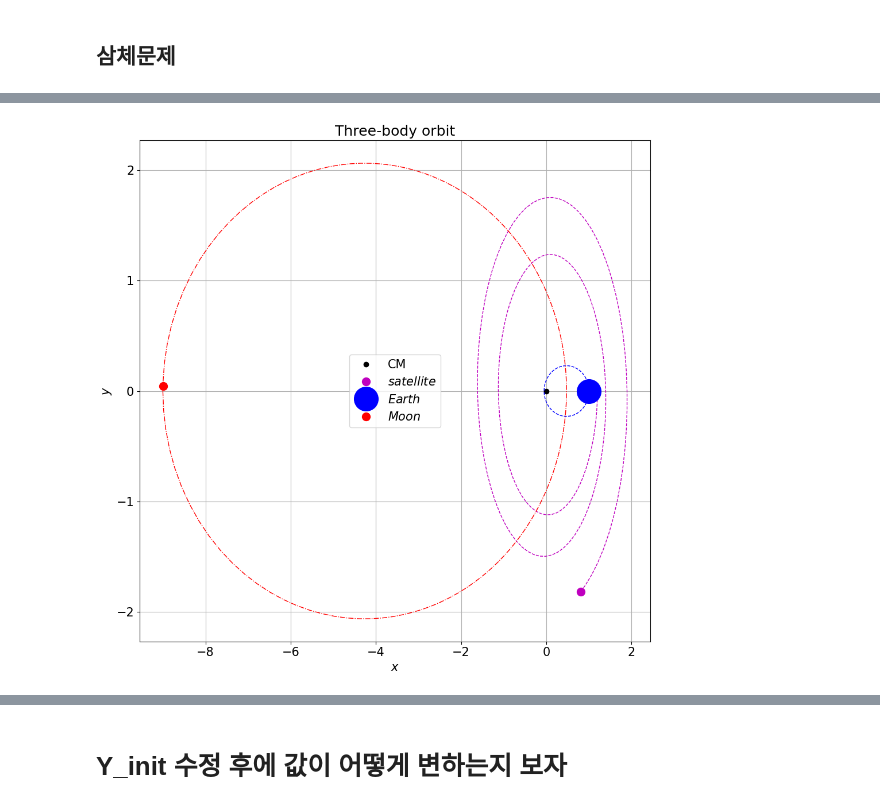
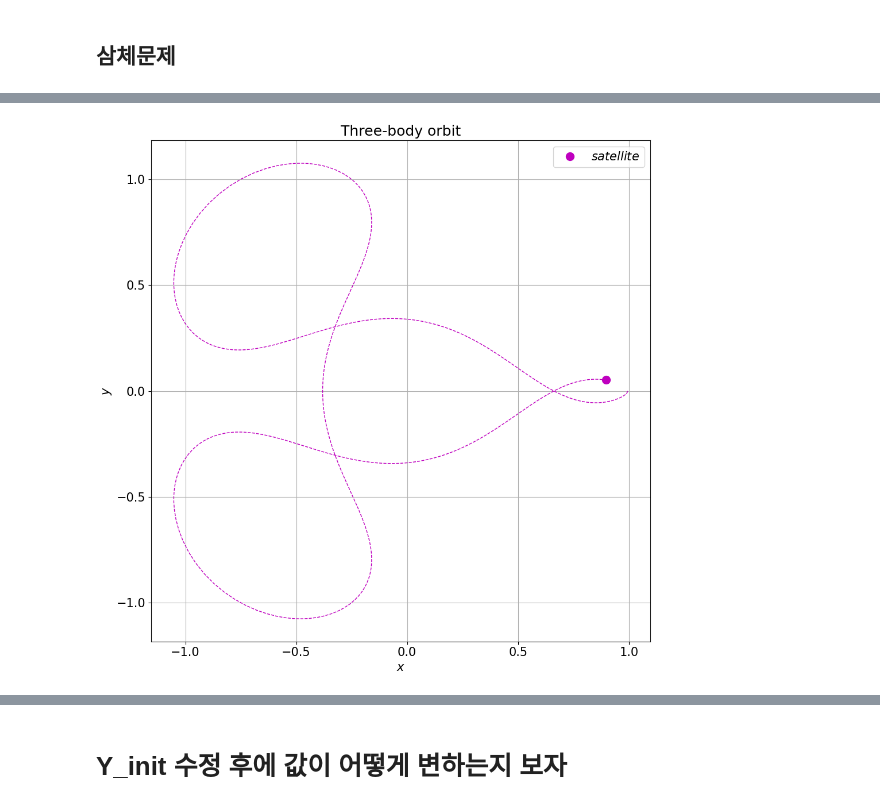
Before and after one commit to La-Folia/Numerical-Analysis, a Jupyter notebook: Integration_of_ODEs/Homework_3_Question4_Minwook_Kang.ipynb, the cells around one changed output, grey strips where cells are left out. Cells and saved outputs as stored; diff of their text form; code cells hidden in the pictures.

```diff
--- a/Integration_of_ODEs/Homework_3_Question4_Minwook_Kang.ipynb
+++ b/Integration_of_ODEs/Homework_3_Question4_Minwook_Kang.ipynb
@@ -171,13 +96,13 @@ mew_dot = 1 - mew
 
 
 #For solution, setting
-Y_init = [1.2, 0, 0, -1.04955751] #[x(0), y(0), v_x(0), v_y(0)]
-h_init = 0.1
+Y_init = [0.994 ,0,0, -2.03173262956] #[x(0), y(0), v_x(0), v_y(0)]
+h_init = 0.0001
 
 # Must editing!!!! Tolerence and tlim setting
-tlim = 0, 5 * np.pi
-abstol = 1e-9
-reltol = abstol
+tlim = 0, 3.5* np.pi
+abstol = 0
+reltol = 1e-9
 
 #editting 고려사항
 m = 1 #settlelite mass, 무시 가능한데, F = ma 를 위해서는 적어주긴 해야함
@@ -195,37 +120,40 @@ def F(t, Y):
     r_2 = ((x - mew_dot)**2 + y**2)**0.5
 
     #For (x, y) location --> F/m  = a
-    F_x = 2 * v_y + x - ((mew *(x + mew)) / r_1**3) - ((mew * (x - mew_dot)) / r_2**3)
-    F_y = -2 * v_x + y - ((mew * y) / r_1**3) - ((mew * y) / r_2**3)
+    F_x = 2 * v_y + x - ((mew_dot *(x + mew)) / r_1**3) - ((mew * (x - mew_dot)) / r_2**3)
+    F_y = -2 * v_x + y - ((mew_dot * y) / r_1**3) - ((mew * y) / r_2**3)
 
     return np.array([v_x, v_y, F_x / m, F_y / m])
 
 #Solution zip -> map!
 t, Y, h = embedded_rk4_ode(F, Y_init, h_init, tlim,
                            abstol=abstol, reltol=reltol,
                            hminmax=(1e-5, 10), max_iterations=10000)
 
 xlist, ylist, vxlist, vylist = map(np.array, zip(*Y))
 
 #Plotting (x, y)!!
 plt.figure(figsize=[10, 10])
-plt.plot(0, 0, 'ok', label="CM")
+
+
+
 plt.plot(xlist, ylist, '--m', lw=1 )
 plt.plot(xlist[-1],ylist[-1], 'om', ms=10,label="$satellite$")
 
+"""
 plt.plot(*zip(*xx1), '--b', lw=1)
-plt.plot(*xx1[-1, :], 'ob', ms=30, label="$Earth$")
+plt.plot(1 - mew, 0, 'ob', ms=30, label="$Earth$")
 
 plt.plot(*zip(*xx2), '-.r', lw=1)
-plt.plot(*xx2[-1, :], 'or', ms=10, label="$Moon$")
-
+plt.plot(-mew, 0,  'or', ms=10, label="$Moon$")
+"""
 plt.legend()
 plt.grid()
 plt.xlabel("$x$")
 plt.ylabel("$y$")
 plt.title("Three-body orbit")
 
 plt.tight_layout()
 plt.savefig('Three1.pdf')
 # %% [output]
-[figure, old version]
+[figure, new version]
```
Also changed, not shown: parts of 3 cells of this notebook, 18 other files.
